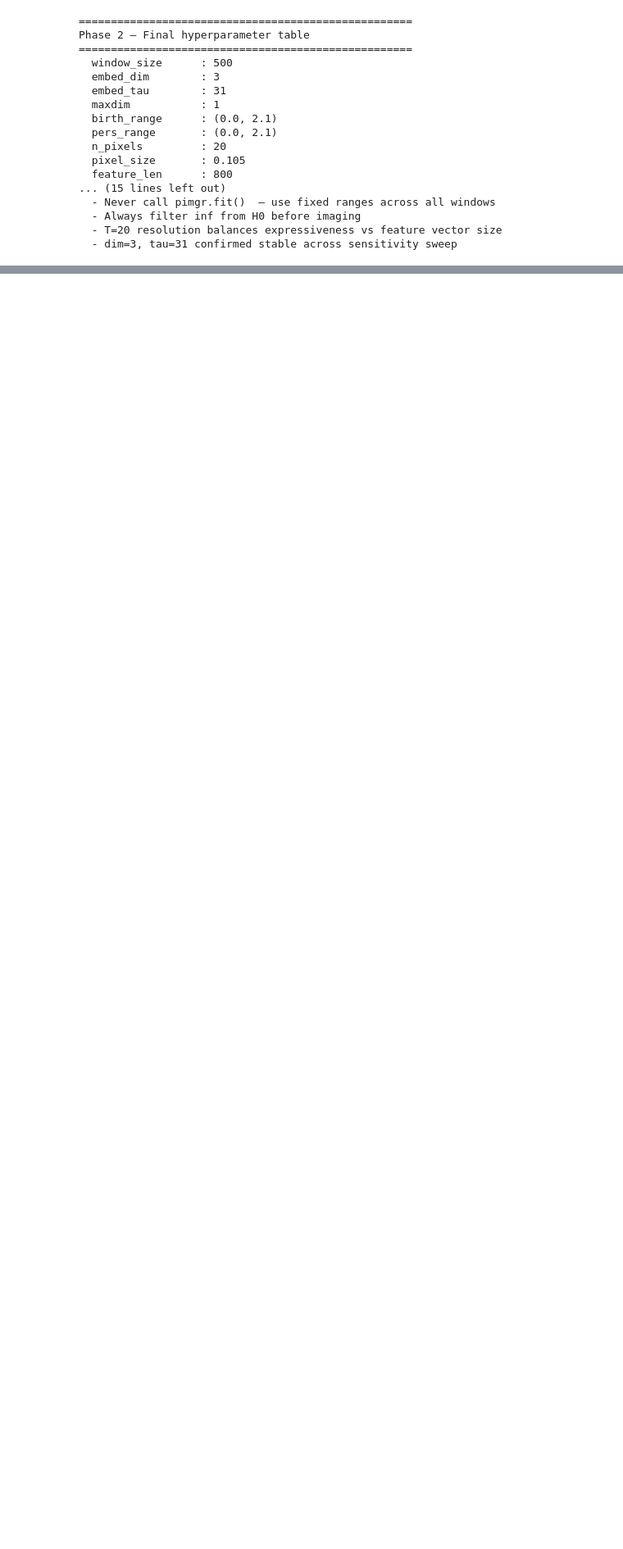
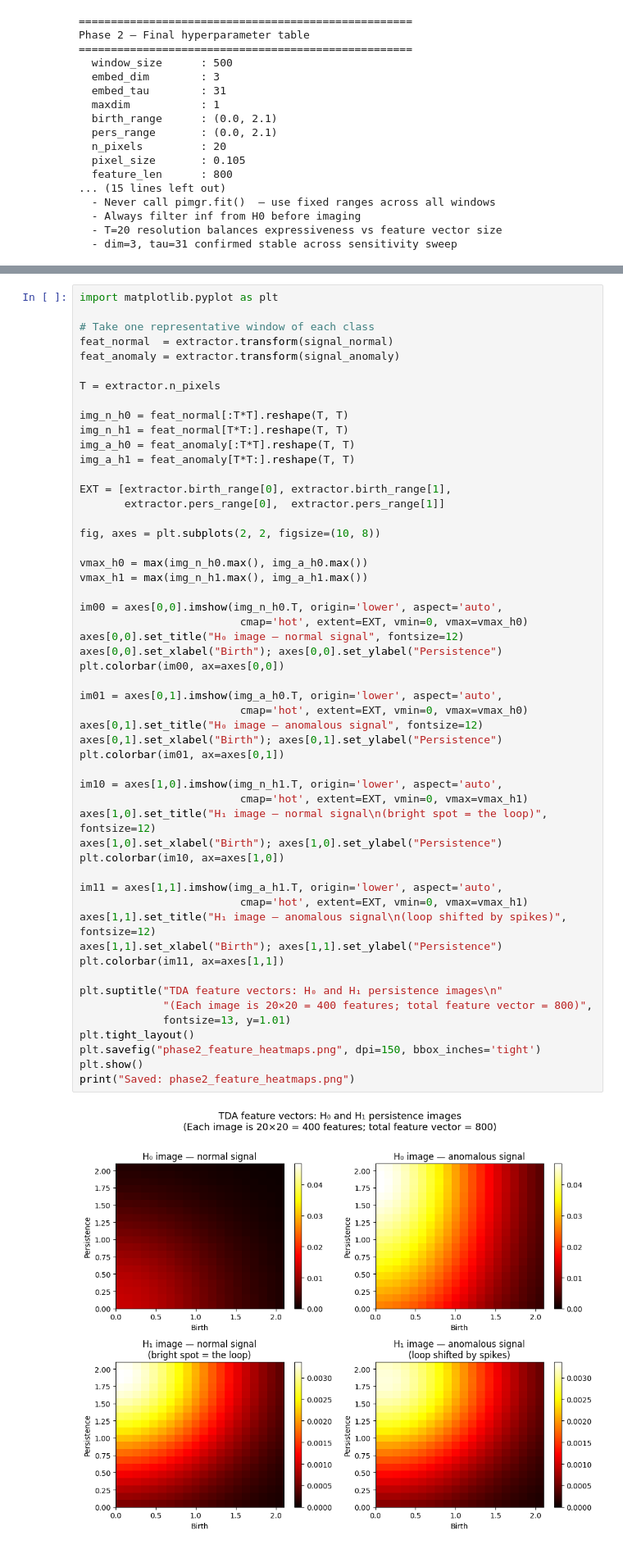
Before and after one commit to AdityaGhildiyal/TDA-Mlops, a Jupyter notebook: notebooks/phase2_tda_features.ipynb, the cells around one changed output, grey strips where cells are left out. Shown at 82% size. Saved outputs shown, nothing was run; the diff lists cells and outputs as text; blank space fills up the shorter version.

```diff
--- a/notebooks/phase2_tda_features.ipynb
+++ b/notebooks/phase2_tda_features.ipynb
@@ -497,0 +843,55 @@ Phase 2 — Final hyperparameter table
+# %%
+import matplotlib.pyplot as plt
+
+# Take one representative window of each class
+feat_normal  = extractor.transform(signal_normal)
+feat_anomaly = extractor.transform(signal_anomaly)
+
+T = extractor.n_pixels
+
+img_n_h0 = feat_normal[:T*T].reshape(T, T)
+img_n_h1 = feat_normal[T*T:].reshape(T, T)
+img_a_h0 = feat_anomaly[:T*T].reshape(T, T)
+img_a_h1 = feat_anomaly[T*T:].reshape(T, T)
+
+EXT = [extractor.birth_range[0], extractor.birth_range[1],
+       extractor.pers_range[0],  extractor.pers_range[1]]
+
+fig, axes = plt.subplots(2, 2, figsize=(10, 8))
+
+vmax_h0 = max(img_n_h0.max(), img_a_h0.max())
+vmax_h1 = max(img_n_h1.max(), img_a_h1.max())
+
+im00 = axes[0,0].imshow(img_n_h0.T, origin='lower', aspect='auto',
+                         cmap='hot', extent=EXT, vmin=0, vmax=vmax_h0)
+axes[0,0].set_title("H₀ image — normal signal", fontsize=12)
+axes[0,0].set_xlabel("Birth"); axes[0,0].set_ylabel("Persistence")
+plt.colorbar(im00, ax=axes[0,0])
+
+im01 = axes[0,1].imshow(img_a_h0.T, origin='lower', aspect='auto',
+                         cmap='hot', extent=EXT, vmin=0, vmax=vmax_h0)
+axes[0,1].set_title("H₀ image — anomalous signal", fontsize=12)
+axes[0,1].set_xlabel("Birth"); axes[0,1].set_ylabel("Persistence")
+plt.colorbar(im01, ax=axes[0,1])
+
+im10 = axes[1,0].imshow(img_n_h1.T, origin='lower', aspect='auto',
+                         cmap='hot', extent=EXT, vmin=0, vmax=vmax_h1)
+axes[1,0].set_title("H₁ image — normal signal\n(bright spot = the loop)", fontsize=12)
+axes[1,0].set_xlabel("Birth"); axes[1,0].set_ylabel("Persistence")
+plt.colorbar(im10, ax=axes[1,0])
+
+im11 = axes[1,1].imshow(img_a_h1.T, origin='lower', aspect='auto',
+                         cmap='hot', extent=EXT, vmin=0, vmax=vmax_h1)
+axes[1,1].set_title("H₁ image — anomalous signal\n(loop shifted by spikes)", fontsize=12)
+axes[1,1].set_xlabel("Birth"); axes[1,1].set_ylabel("Persistence")
+plt.colorbar(im11, ax=axes[1,1])
+
+plt.suptitle("TDA feature vectors: H₀ and H₁ persistence images\n"
+             "(Each image is 20×20 = 400 features; total feature vector = 800)",
+             fontsize=13, y=1.01)
+plt.tight_layout()
+plt.savefig("phase2_feature_heatmaps.png", dpi=150, bbox_inches='tight')
+plt.show()
+print("Saved: phase2_feature_heatmaps.png")
+# %% [output]
+[figure, added]
```
Also changed, not shown: parts of 7 cells of this notebook.
